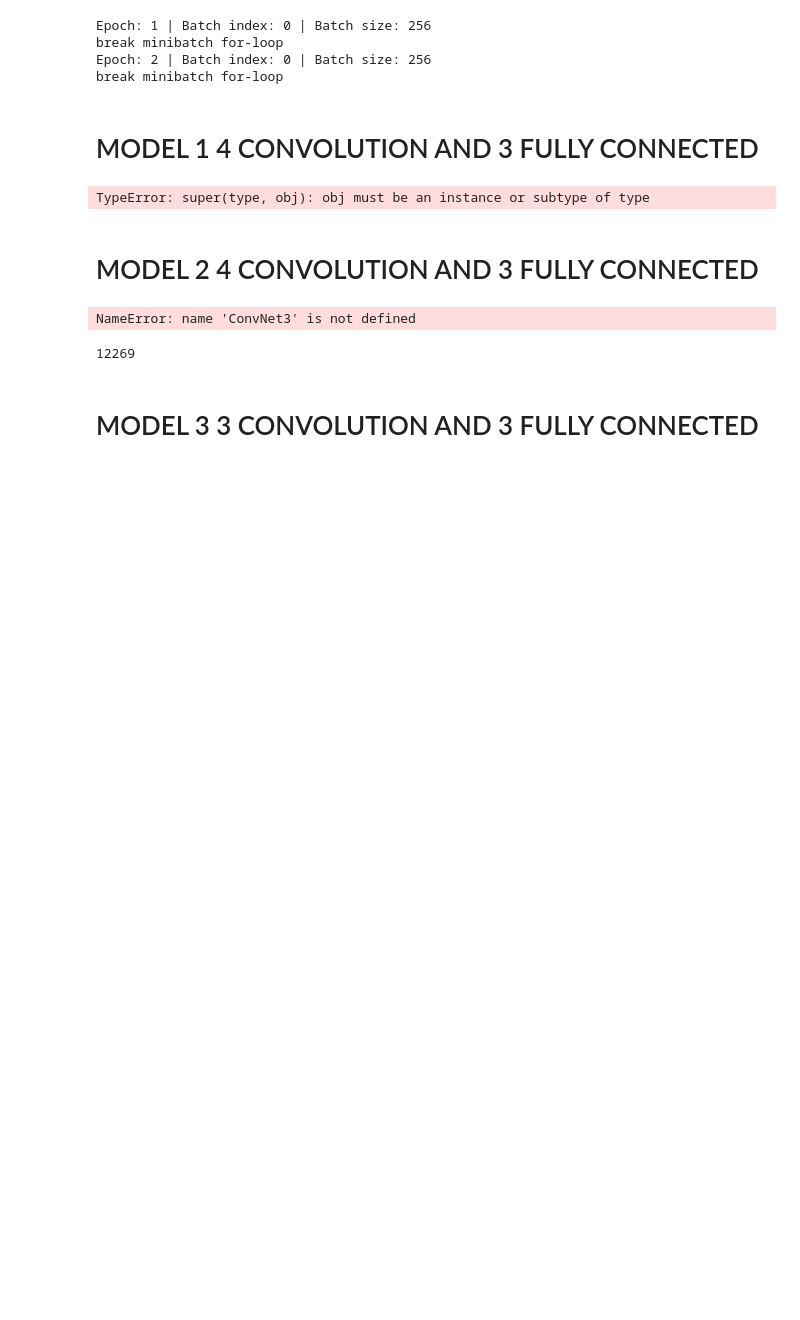
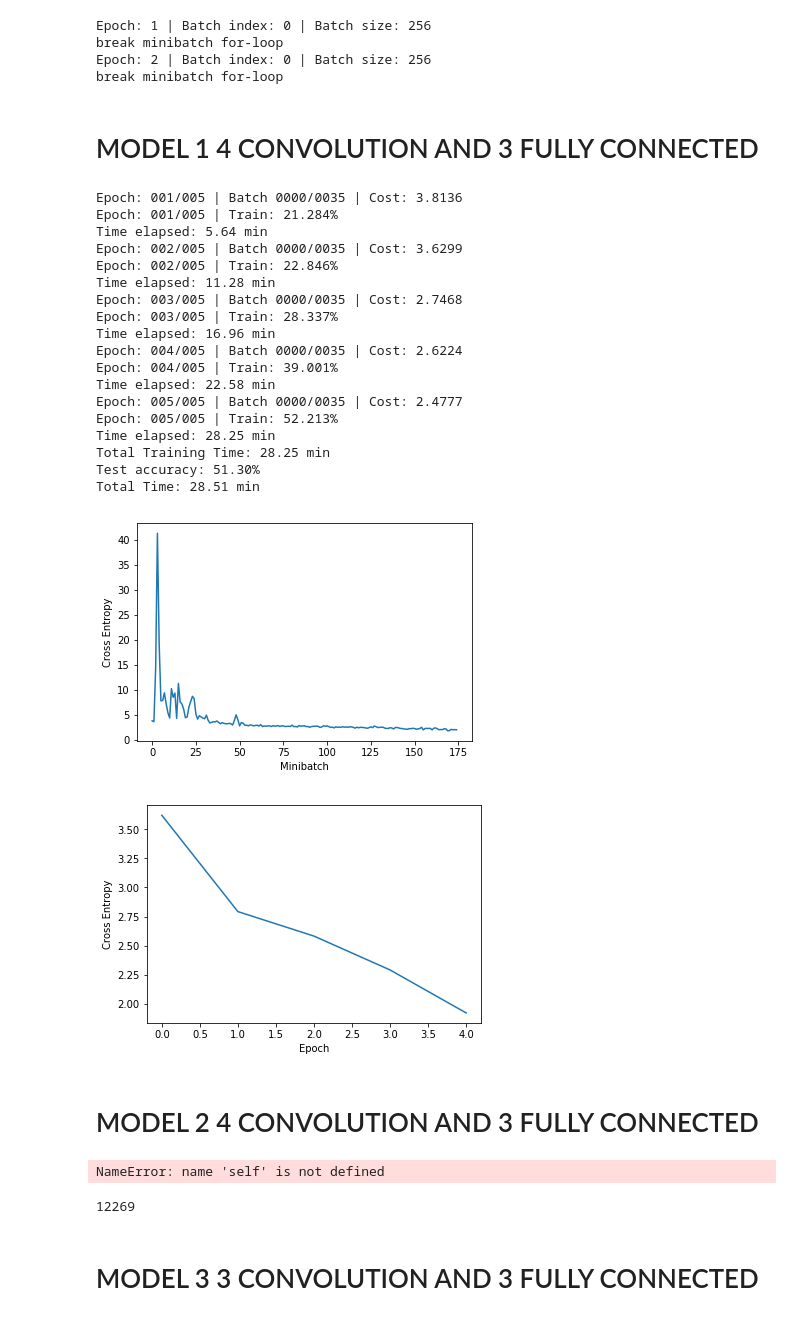
Before and after one commit to yuhanmeng/Math-symbol-recognization, a Jupyter notebook: MYH sample data .ipynb, the cells around one changed output. Drawn from its saved outputs; the diff is of its cells as text; code cells hidden in the pictures; blank space fills up the shorter version.

```diff
--- a/MYH sample data .ipynb
+++ b/MYH sample data .ipynb
@@ -27,7 +27,7 @@ if torch.cuda.is_available():
 RANDOM_SEED = 1
 LEARNING_RATE = 0.001
 BATCH_SIZE = 256
-NUM_EPOCHS = 1
+NUM_EPOCHS = 5
 
 # Architecture
 NUM_FEATURES = 45*45
@@ -276,7 +276,7 @@ def train(model, train_loader, test_loader):
 class ConvNet1(nn.Module):
 
     def __init__(self, num_classes=NUM_CLASSES):
-        super(ConvNet3, self).__init__()
+        super(ConvNet1, self).__init__()
 
         #### YOUR CODE
         #1*45*45 kernel 5 stride 2 ==>32*25*25
@@ -322,34 +322,53 @@ class ConvNet1(nn.Module):
 
         out = self.linear1(out)
 
         out = self.linear2(out)
 
         logits = self.linear3(out)
         probas = F.softmax(logits, dim=1)
         return logits, probas
 
 
 torch.manual_seed(RANDOM_SEED)
 
 model1 = ConvNet1(NUM_CLASSES)
 model1.to(DEVICE)
 
 optimizer = torch.optim.Adam(model1.parameters(), lr=LEARNING_RATE)
 
 minibatch_cost, epoch_cost = train(model1, train_loader, test_loader)
 
 
 plt.plot(range(len(minibatch_cost)), minibatch_cost)
 plt.ylabel('Cross Entropy')
 plt.xlabel('Minibatch')
 plt.show()
 
 plt.plot(range(len(epoch_cost)), epoch_cost)
 plt.ylabel('Cross Entropy')
 plt.xlabel('Epoch')
 plt.show()
 # %% [output]
-TypeError: super(type, obj): obj must be an instance or subtype of type
+Epoch: 001/005 | Batch 0000/0035 | Cost: 3.8136
+Epoch: 001/005 | Train: 21.284%
+Time elapsed: 5.64 min
+Epoch: 002/005 | Batch 0000/0035 | Cost: 3.6299
+Epoch: 002/005 | Train: 22.846%
+Time elapsed: 11.28 min
+Epoch: 003/005 | Batch 0000/0035 | Cost: 2.7468
+Epoch: 003/005 | Train: 28.337%
+Time elapsed: 16.96 min
+Epoch: 004/005 | Batch 0000/0035 | Cost: 2.6224
+Epoch: 004/005 | Train: 39.001%
+Time elapsed: 22.58 min
+Epoch: 005/005 | Batch 0000/0035 | Cost: 2.4777
+Epoch: 005/005 | Train: 52.213%
+Time elapsed: 28.25 min
+Total Training Time: 28.25 min
+Test accuracy: 51.30%
+Total Time: 28.51 min
+[figure, added]
+[figure, added]
 # %% [markdown]
 # MODEL 2 4 CONVOLUTION AND 3 FULLY CONNECTED
 # %%
@@ -359,8 +378,8 @@ TypeError: super(type, obj): obj must be an instance or subtype of type
 
 class ConvNet2(nn.Module):
 
-    def __init__(self, num_classes=NUM_CLASSES):
-        super(ConvNet3, self).__init__()
+    def __init__(se9lf, num_classes=NUM_CLASSES):
+        super(ConvNet2, self).__init__()
 
         #### YOUR CODE
         #1*45*45 kernel 5 stride 3 ==>32*24*24
@@ -422,9 +441,9 @@ torch.manual_seed(RANDOM_SEED)
 model2 = ConvNet2(NUM_CLASSES)
 model2.to(DEVICE)
 
-optimizer = torch.optim.Adam(model3.parameters(), lr=LEARNING_RATE)
+optimizer = torch.optim.Adam(model2.parameters(), lr=LEARNING_RATE)
 
-minibatch_cost, epoch_cost = train(model3, train_loader, test_loader)
+minibatch_cost, epoch_cost = train(model2, train_loader, test_loader)
 
 
 plt.plot(range(len(minibatch_cost)), minibatch_cost)
@@ -437,7 +456,7 @@ plt.ylabel('Cross Entropy')
 plt.xlabel('Epoch')
 plt.show()
 # %% [output]
-NameError: name 'ConvNet3' is not defined
+NameError: name 'self' is not defined
 # %%
 len(pd.read_csv("sample_data/sample_test.csv"))+len(pd.read_csv("sample_data/sample_train.csv"))+len(pd.read_csv("sample_data/sample_valid.csv"))
 # %% [output]
```
Also changed, not shown: parts of 7 cells of this notebook, 1 other file.
